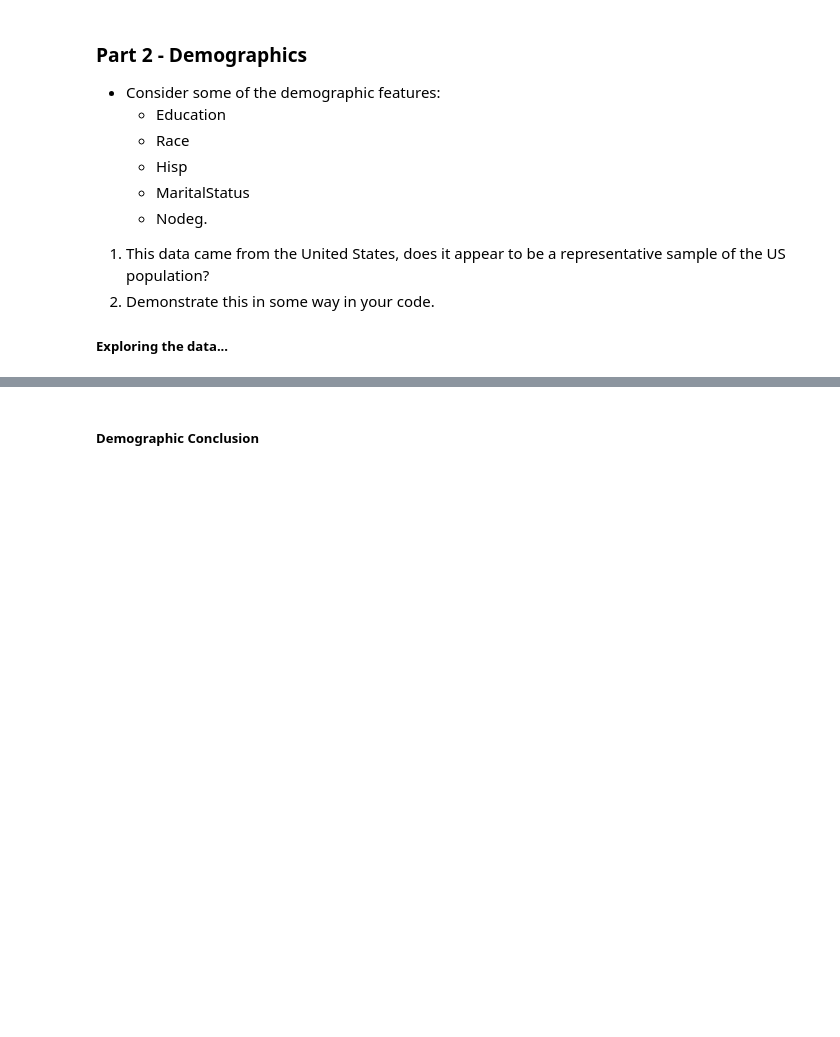
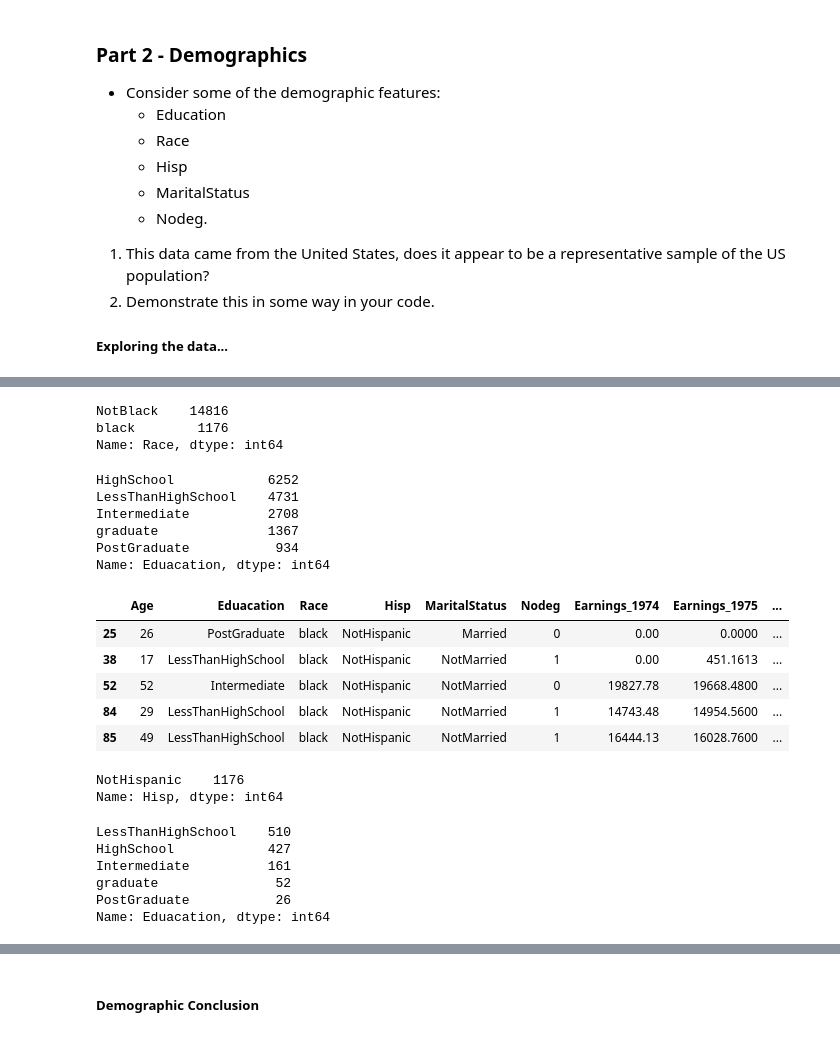
Before and after one commit to fadesere/BSIP_Assignment_1_Students, a Jupyter notebook: stats_asn_1_stud_temp.ipynb, the cells around one changed output, grey strips where cells are left out. Saved outputs shown, nothing was run; the diff lists cells and outputs as text; code cells hidden in the pictures; blank space fills up the shorter version.

```diff
--- a/stats_asn_1_stud_temp.ipynb
+++ b/stats_asn_1_stud_temp.ipynb
@@ -100,0 +177,40 @@ df.describe()
+# %%
+df["Race"].value_counts()
+# %% [output]
+NotBlack    14816
+black        1176
+Name: Race, dtype: int64
+# %%
+df['Eduacation'].value_counts()
+# %% [output]
+HighSchool            6252
+LessThanHighSchool    4731
+Intermediate          2708
+graduate              1367
+PostGraduate           934
+Name: Eduacation, dtype: int64
+# %%
+df_black = df[df['Race']=="black"]
+# %%
+df_black.head()
+# %% [output]
+|  | Age | Eduacation | Race | Hisp | MaritalStatus | Nodeg | Earnings_1974 | Earnings_1975 | ... |
+| 25 | 26 | PostGraduate | black | NotHispanic | Married | 0 | 0.00 | 0.0000 | ... |
+| 38 | 17 | LessThanHighSchool | black | NotHispanic | NotMarried | 1 | 0.00 | 451.1613 | ... |
+| 52 | 52 | Intermediate | black | NotHispanic | NotMarried | 0 | 19827.78 | 19668.4800 | ... |
+| 84 | 29 | LessThanHighSchool | black | NotHispanic | NotMarried | 1 | 14743.48 | 14954.5600 | ... |
+| 85 | 49 | LessThanHighSchool | black | NotHispanic | NotMarried | 1 | 16444.13 | 16028.7600 | ... |
+# %%
+df_black["Hisp"].value_counts()
+# %% [output]
+NotHispanic    1176
+Name: Hisp, dtype: int64
+# %%
+df_black["Eduacation"].value_counts()
+# %% [output]
+LessThanHighSchool    510
+HighSchool            427
+Intermediate          161
+graduate               52
+PostGraduate           26
+Name: Eduacation, dtype: int64
```
Also changed, not shown: parts of 16 cells of this notebook.
